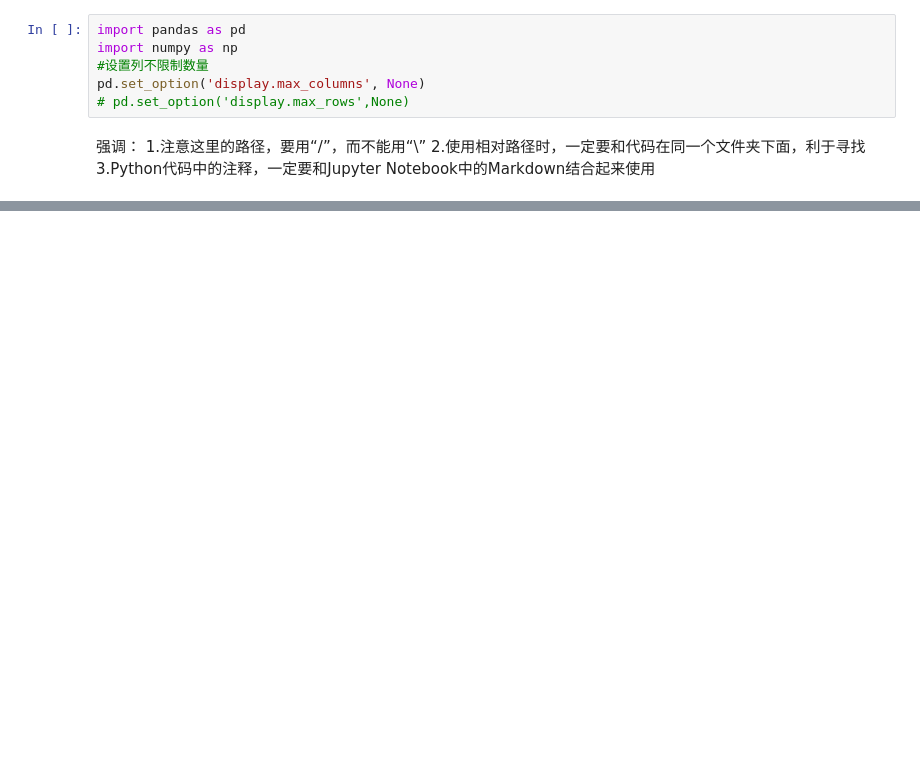
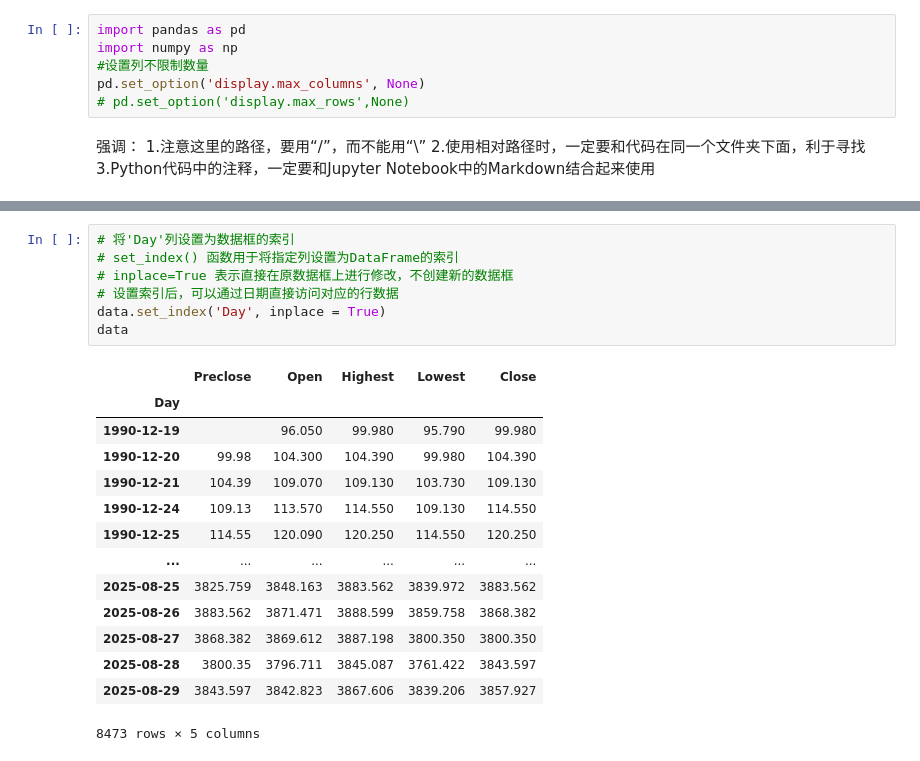
Before and after one commit to im-nefelibata/python--, a Jupyter notebook: python作业1.ipynb, the cells around one changed output, grey strips where cells are left out. Saved outputs shown, nothing was run; the diff lists cells and outputs as text; blank space fills up the shorter version.

```diff
--- a/python作业1.ipynb
+++ b/python作业1.ipynb
@@ -26,0 +252,22 @@ FileNotFoundError: [Errno 2] No such file or directory: '000001.csv'
+# %%
+# 将'Day'列设置为数据框的索引
+# set_index() 函数用于将指定列设置为DataFrame的索引
+# inplace=True 表示直接在原数据框上进行修改，不创建新的数据框
+# 设置索引后，可以通过日期直接访问对应的行数据
+data.set_index('Day', inplace = True)
+data
+# %% [output]
+|  | Preclose | Open | Highest | Lowest | Close |
+| Day |  |  |  |  |  |
+| 1990-12-19 |  | 96.050 | 99.980 | 95.790 | 99.980 |
+| 1990-12-20 | 99.98 | 104.300 | 104.390 | 99.980 | 104.390 |
+| 1990-12-21 | 104.39 | 109.070 | 109.130 | 103.730 | 109.130 |
+| 1990-12-24 | 109.13 | 113.570 | 114.550 | 109.130 | 114.550 |
+| 1990-12-25 | 114.55 | 120.090 | 120.250 | 114.550 | 120.250 |
+| ... | ... | ... | ... | ... | ... |
+| 2025-08-25 | 3825.759 | 3848.163 | 3883.562 | 3839.972 | 3883.562 |
+| 2025-08-26 | 3883.562 | 3871.471 | 3888.599 | 3859.758 | 3868.382 |
+| 2025-08-27 | 3868.382 | 3869.612 | 3887.198 | 3800.350 | 3800.350 |
+| 2025-08-28 | 3800.35 | 3796.711 | 3845.087 | 3761.422 | 3843.597 |
+| 2025-08-29 | 3843.597 | 3842.823 | 3867.606 | 3839.206 | 3857.927 |
+8473 rows × 5 columns
```
Also changed, not shown: parts of 24 cells of this notebook.
